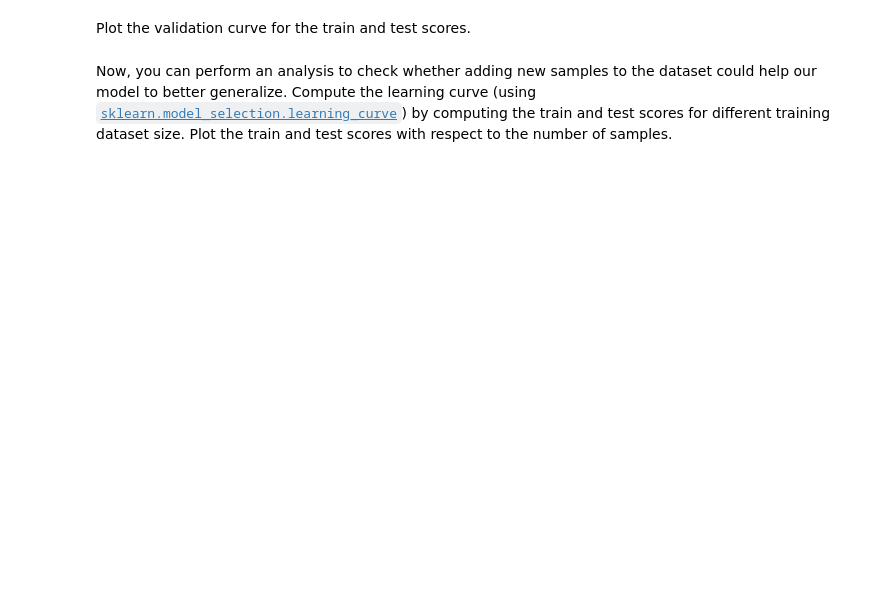
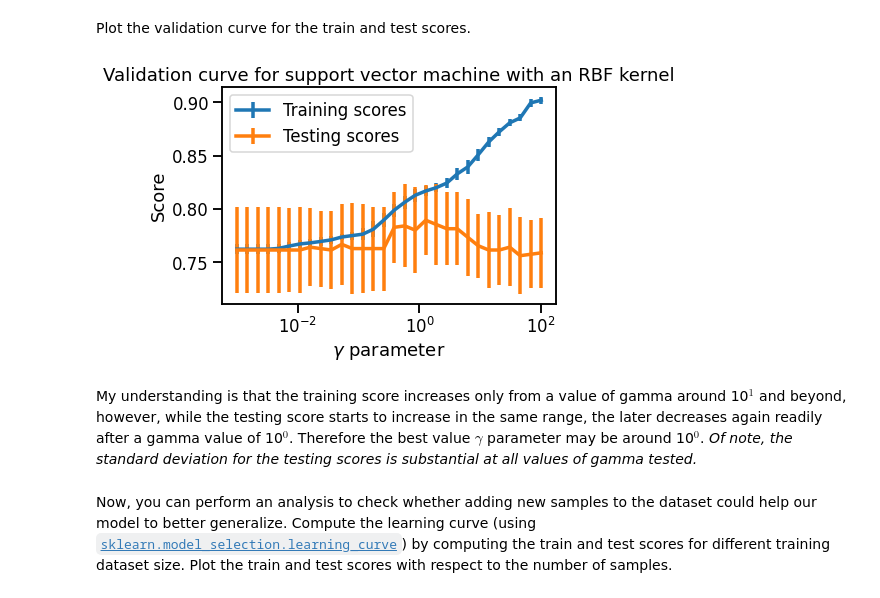
Before and after one commit to sbwiecko/scikit-learn-mooc, a Jupyter notebook: notebooks/cross_validation_ex_01.ipynb, the cells around one changed output. Drawn from its saved outputs; the diff is of its cells as text; code cells hidden in the pictures; blank space fills up the shorter version.

```diff
--- a/notebooks/cross_validation_ex_01.ipynb
+++ b/notebooks/cross_validation_ex_01.ipynb
@@ -97,2 +153,15 @@ accessing and setting hyperparameter in the next section.
+# %%
+import numpy as np
+from sklearn.model_selection import validation_curve
+
+gamma_range = np.logspace(-3, 2, num=30)
+train_scores, test_scores = validation_curve(
+    pipeline,
+    data,
+    target,
+    param_name="svc__gamma",
+    param_range=gamma_range,
+    cv=cv,
+)
 # %% [markdown]
 Plot the validation curve for the train and test scores.
@@ -101,3 +168,28 @@ Plot the validation curve for the train and test scores.
+# %%
+import matplotlib.pyplot as plt
+
+plt.errorbar(
+    x=gamma_range,
+    y=train_scores.mean(axis=1),
+    yerr=train_scores.std(axis=1),
+    label="Training scores"
+)
+plt.errorbar(
+    x=gamma_range,
+    y=test_scores.mean(axis=1),
+    yerr=test_scores.std(axis=1),
+    label="Testing scores"
+)
+plt.xscale("log")
+plt.legend()
+
+plt.xlabel(r"$\gamma$ parameter")
+plt.ylabel("Score")
+_ = plt.title("Validation curve for support vector machine with an RBF kernel")
+# %% [output]
+[figure, added]
+# %% [markdown]
+My understanding is that the training score increases only from a value of gamma around 10$^{1}$ and beyond, however, while the testing score starts to increase in the same range, the later decreases again readily after a gamma value of 10$^{0}$. Therefore the best value $\gamma$ parameter may be around 10$^0$. _Of note, the standard deviation for the testing scores is substantial at all values of gamma tested._
 # %% [markdown]
 Now, you can perform an analysis to check whether adding new samples to the
 dataset could help our model to better generalize. Compute the learning curve
```
Also changed, not shown: parts of 10 cells of this notebook, 2 other files.
